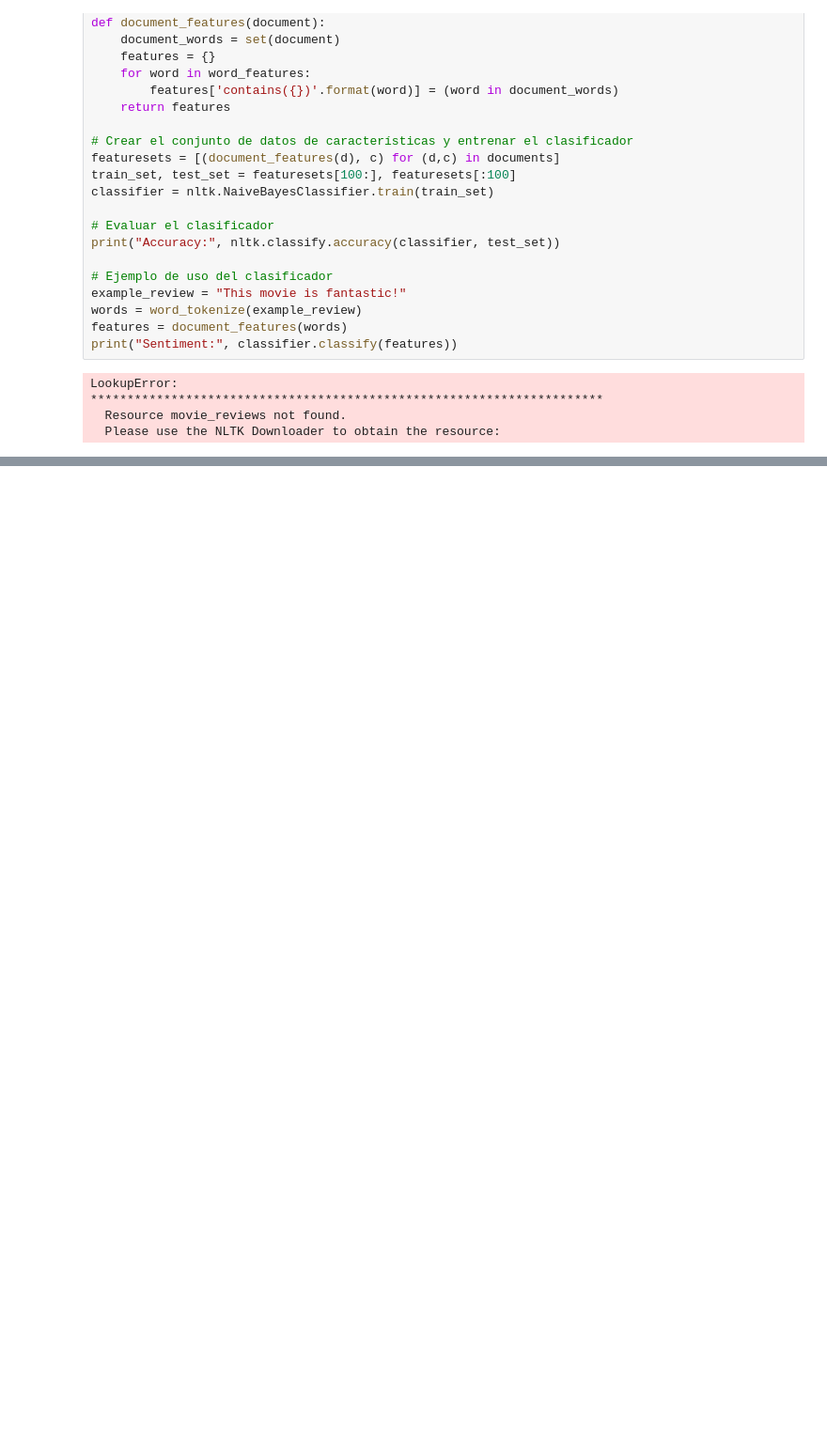
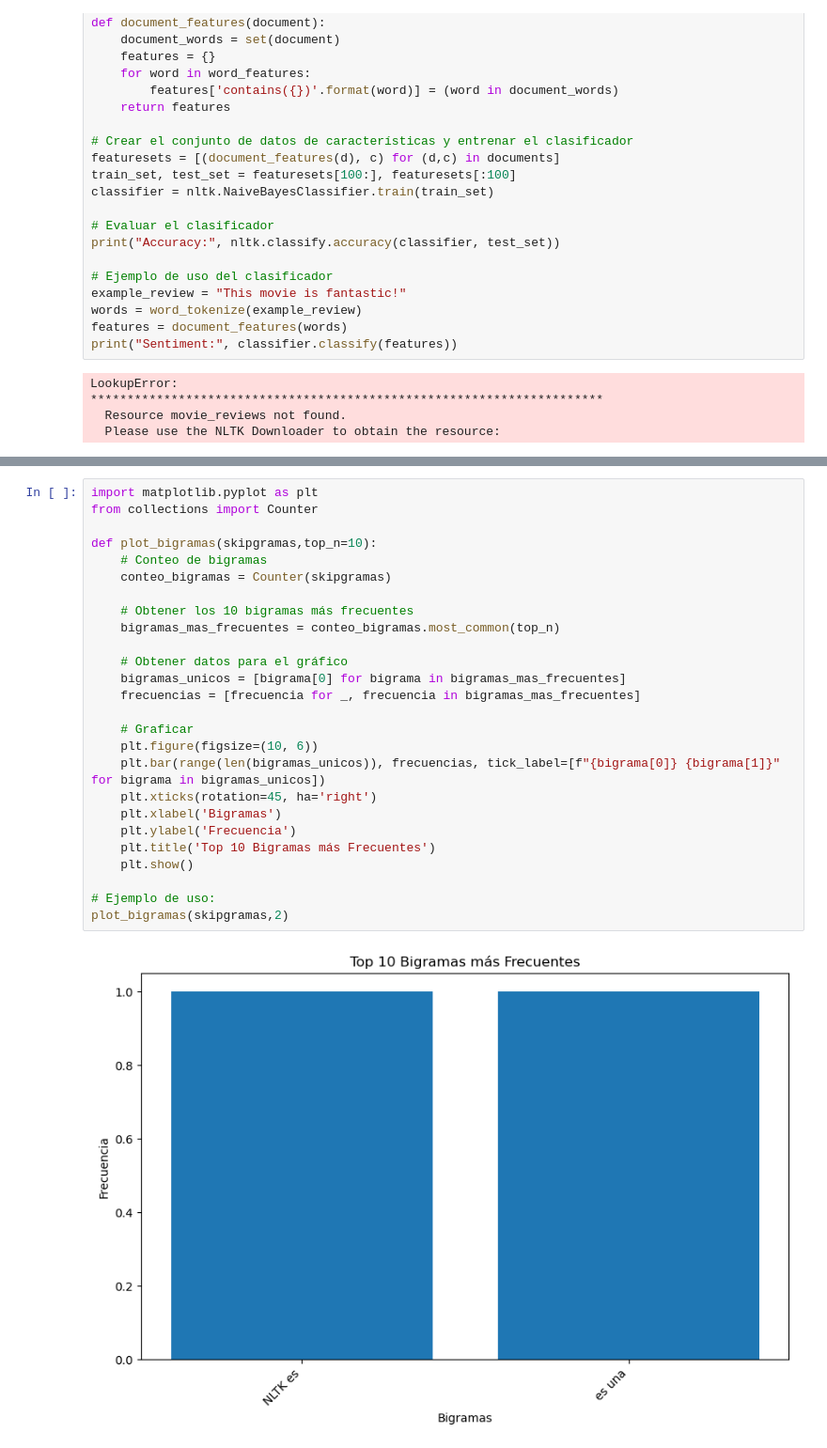
Before and after one commit to briveros23/Redes_sociales, a Jupyter notebook: notebook/tests.ipynb, the cells around one changed output, grey strips where cells are left out. Shown at 94% size. Saved outputs shown, nothing was run; the diff lists cells and outputs as text; blank space fills up the shorter version.

```diff
--- a/notebook/tests.ipynb
+++ b/notebook/tests.ipynb
@@ -162,0 +247,28 @@ LookupError:
+# %%
+import matplotlib.pyplot as plt
+from collections import Counter
+
+def plot_bigramas(skipgramas,top_n=10):
+    # Conteo de bigramas
+    conteo_bigramas = Counter(skipgramas)
+
+    # Obtener los 10 bigramas más frecuentes
+    bigramas_mas_frecuentes = conteo_bigramas.most_common(top_n)
+
+    # Obtener datos para el gráfico
+    bigramas_unicos = [bigrama[0] for bigrama in bigramas_mas_frecuentes]
+    frecuencias = [frecuencia for _, frecuencia in bigramas_mas_frecuentes]
+
+    # Graficar
+    plt.figure(figsize=(10, 6))
+    plt.bar(range(len(bigramas_unicos)), frecuencias, tick_label=[f"{bigrama[0]} {bigrama[1]}" for bigrama in bigramas_unicos])
+    plt.xticks(rotation=45, ha='right')
+    plt.xlabel('Bigramas')
+    plt.ylabel('Frecuencia')
+    plt.title('Top 10 Bigramas más Frecuentes')
+    plt.show()
+
+# Ejemplo de uso:
+plot_bigramas(skipgramas,2)
+# %% [output]
+[figure, added]
```
Also changed, not shown: parts of 4 cells of this notebook, 1 other file.
